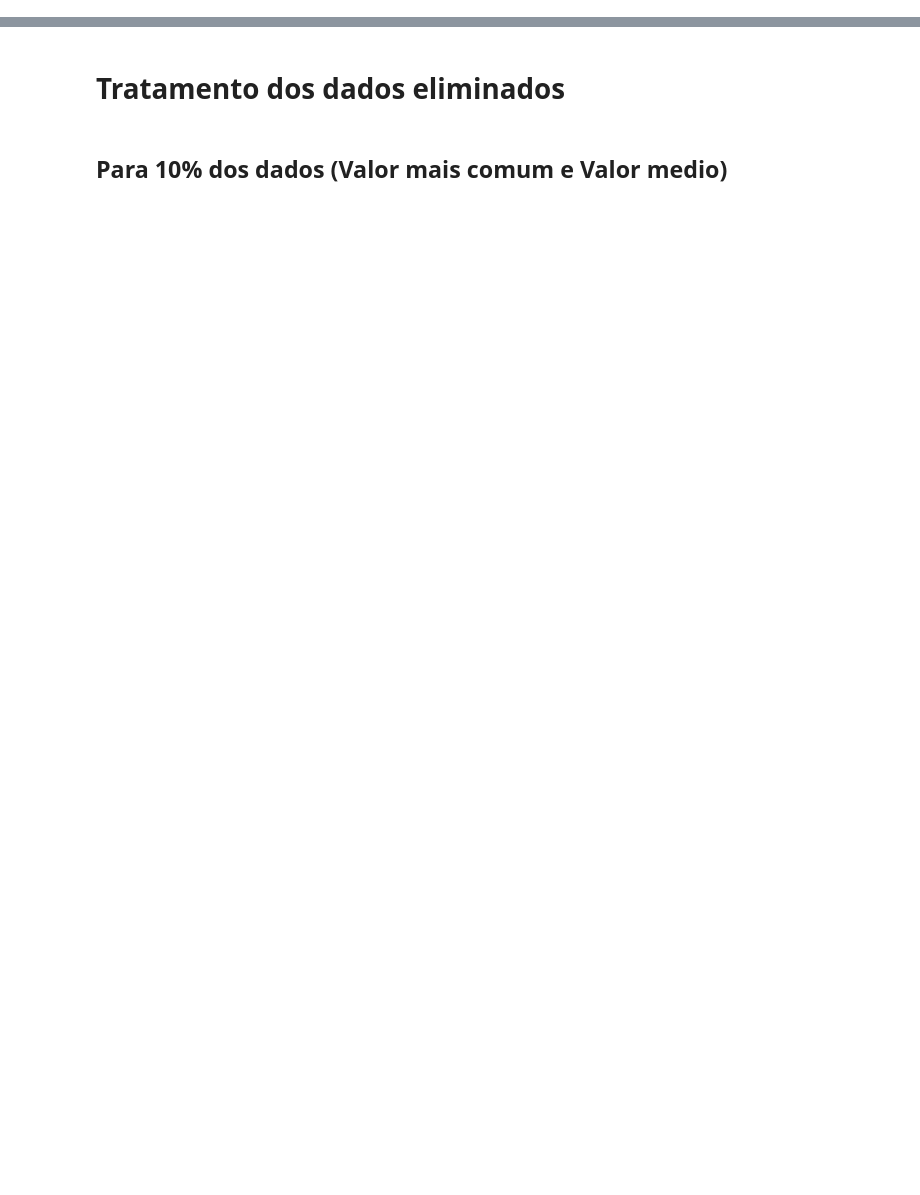
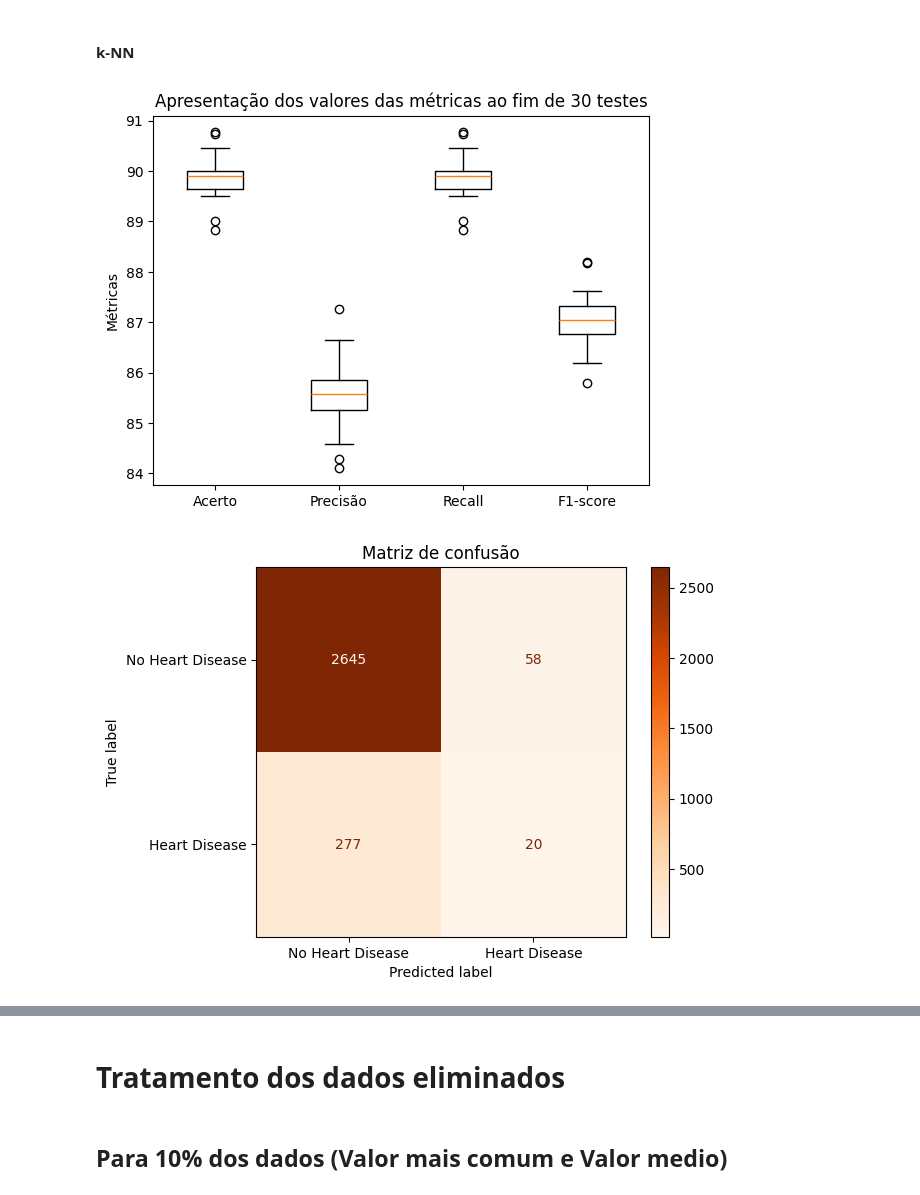
Before and after one commit to tiagof2001/Projeto_IAA, a Jupyter notebook: Projeto_IAA/Projeto_IAA.ipynb, the cells around one changed output, grey strips where cells are left out. Drawn from its saved outputs; the diff is of its cells as text; code cells hidden in the pictures; blank space fills up the shorter version.

```diff
--- a/Projeto_IAA/Projeto_IAA.ipynb
+++ b/Projeto_IAA/Projeto_IAA.ipynb
@@ -8,0 +295,73 @@ df = pd.read_csv('CVD_cleaned.csv')
+# %% [markdown]
+#### k-NN
+# %%
+# Fazer uma cópia do dataset
+df_knn = numerical_data[:10000].copy()
+
+# Codificar variáveis categóricas usando LabelEncoder
+#encoder = LabelEncoder()
+#for column in df_knn.select_dtypes(include=['object']).columns:
+#    df_knn[column] = encoder.fit_transform(df_knn[column])
+
+# Dividir as features (X) e a variável alvo (y)
+X = df_knn.drop(['Heart_Disease'], axis=1)  # Features
+y = df_knn['Heart_Disease']  # Target variable
+
+# Arrays para guardar as métricas
+accuracies_knn = []
+precisions_knn = []
+recalls_knn = []
+f1_scores_knn = []
+
+# Número de testes declarado no início
+for _ in range(nr_tests):
+
+    # Dividir os dados em conjunto de treinamento e teste
+    X_train, X_test, y_train, y_test = train_test_split(X, y, test_size=0.3)
+
+    # Normalizar os dados (usando apenas os dados de treino para ajustar o scaler)
+    scaler = StandardScaler()
+    X_train = scaler.fit_transform(X_train)  # Ajusta e transforma os dados de treino
+    X_test = scaler.transform(X_test)  # Transforma os dados de teste
+
+    # Criar e treinar o classificador k-NN
+    knn = KNeighborsClassifier(n_neighbors=5)  # k = 5 por padrão
+    knn.fit(X_train, y_train)
+
+    # Fazer previsões no conjunto de teste
+    y_pred = knn.predict(X_test)
+
+    # Cálculo de métricas
+    accuracy = accuracy_score(y_test, y_pred)*100
+    precision = precision_score(y_test, y_pred, average='weighted')*100
+    recall = recall_score(y_test, y_pred, average='weighted')*100
+    f1 = f1_score(y_test, y_pred, average='weighted')*100
+
+    # Append das métricas
+    accuracies_knn.append(accuracy)
+    precisions_knn.append(precision)
+    recalls_knn.append(recall)
+    f1_scores_knn.append(f1)
+
+# Avaliar o modelo
+plt.boxplot([accuracies_knn, precisions_knn, recalls_knn, f1_scores_knn], tick_labels=['Acerto', 'Precisão', 'Recall', 'F1-score'])
+plt.ylabel('Métricas')
+plt.title('Apresentação dos valores das métricas ao fim de ' + str(nr_tests) + ' testes')
+plt.show()
+
+# Avaliar o modelo
+#print(f"Percentagem de acerto: {accuracy:.2f}%")
+#print(f"Percentagem de precisão: {precision:.2f}%")
+#print(f"Percentagem de recall: {recall:.2f}%")
+#print(f"Percentagem de f1-score: {f1:.2f}%")
+#print("\nRelatório de Classificação:\n", classification_report(y_test, y_pred))
+
+# Matriz de confusão
+conf_matrix = confusion_matrix(y_test, y_pred)
+disp = ConfusionMatrixDisplay(confusion_matrix=conf_matrix, display_labels=["No Heart Disease", "Heart Disease"])
+disp.plot(cmap="Oranges", xticks_rotation=0.0)
+plt.title('Matriz de confusão')
+plt.show()
+# %% [output]
+[figure, added]
+[figure, added]
```
Also changed, not shown: parts of 50 cells of this notebook.
